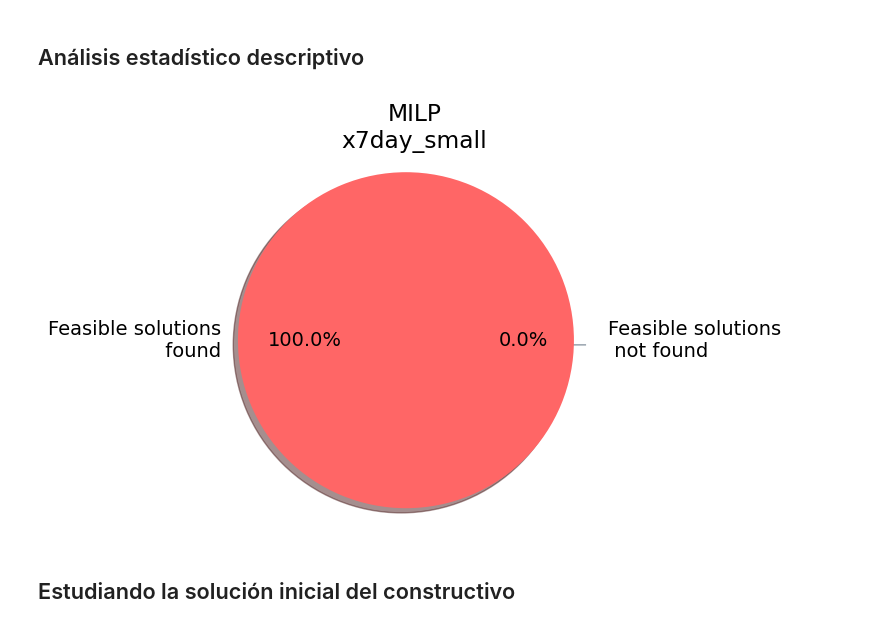
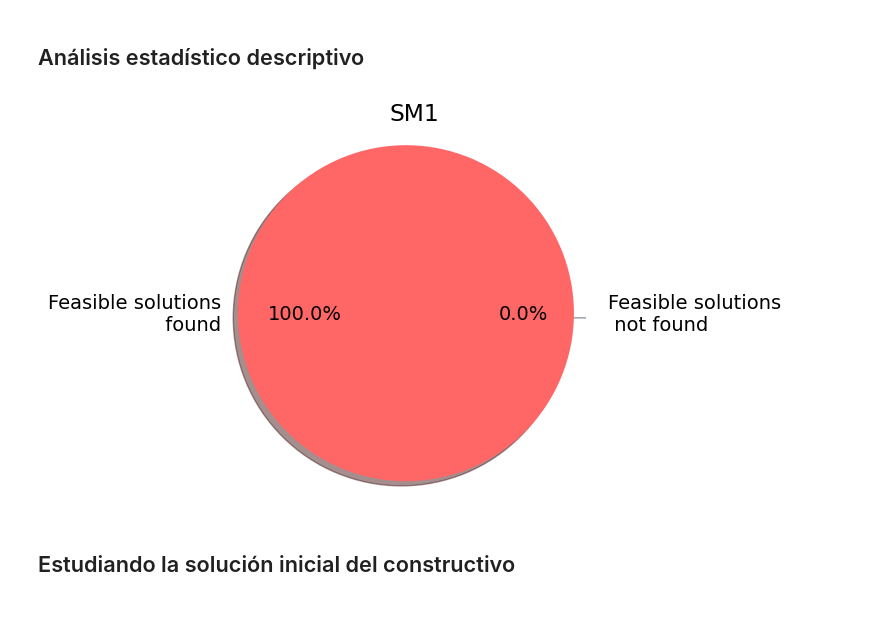
Before and after one commit to urieliram/Matheuristics_UCP, a Jupyter notebook: Figures_TC_UC2.ipynb, the cells around one changed output. Drawn from its saved outputs; the diff is of its cells as text; code cells hidden in the pictures.

```diff
--- a/Figures_TC_UC2.ipynb
+++ b/Figures_TC_UC2.ipynb
@@ -1069,11 +1069,11 @@ MILP2_1h 0.000628784552923968 , 0.0001495559084433999 , 20
 ## Análisis estadístico descriptivo
 # %%
 ## 'Solutions obtained by the Solver'
-pie(title='MILP\n'+filter,labels=['Feasible solutions\n found','Feasible solutions\n not found', ],sizes=[n-n_milp_ns, n_milp_ns ],colors=['#ff6666','#66b3ff','#99ff99'],label='MILP')
+pie(title='SM1',labels=['Feasible solutions\n found','Feasible solutions\n not found', ],sizes=[n-n_milp_ns, n_milp_ns ],colors=['#ff6666','#66b3ff','#99ff99'],label='MILP')
 ## 'Solutions obtained by the Harjunkosky constructive'
 #pie(title='Harjunkosky\n'+filter,labels=['Solution\n found','Solutions\n not found', ],sizes=[n-n_harjk_ns,n_harjk_ns],label='Harjunkosky')
 # %% [output]
-[figure, old version]
+[figure, new version]
 # %% [markdown]
 ## Estudiando la solución inicial del constructivo
 # %%
```
Also changed, not shown: parts of 7 cells of this notebook.
